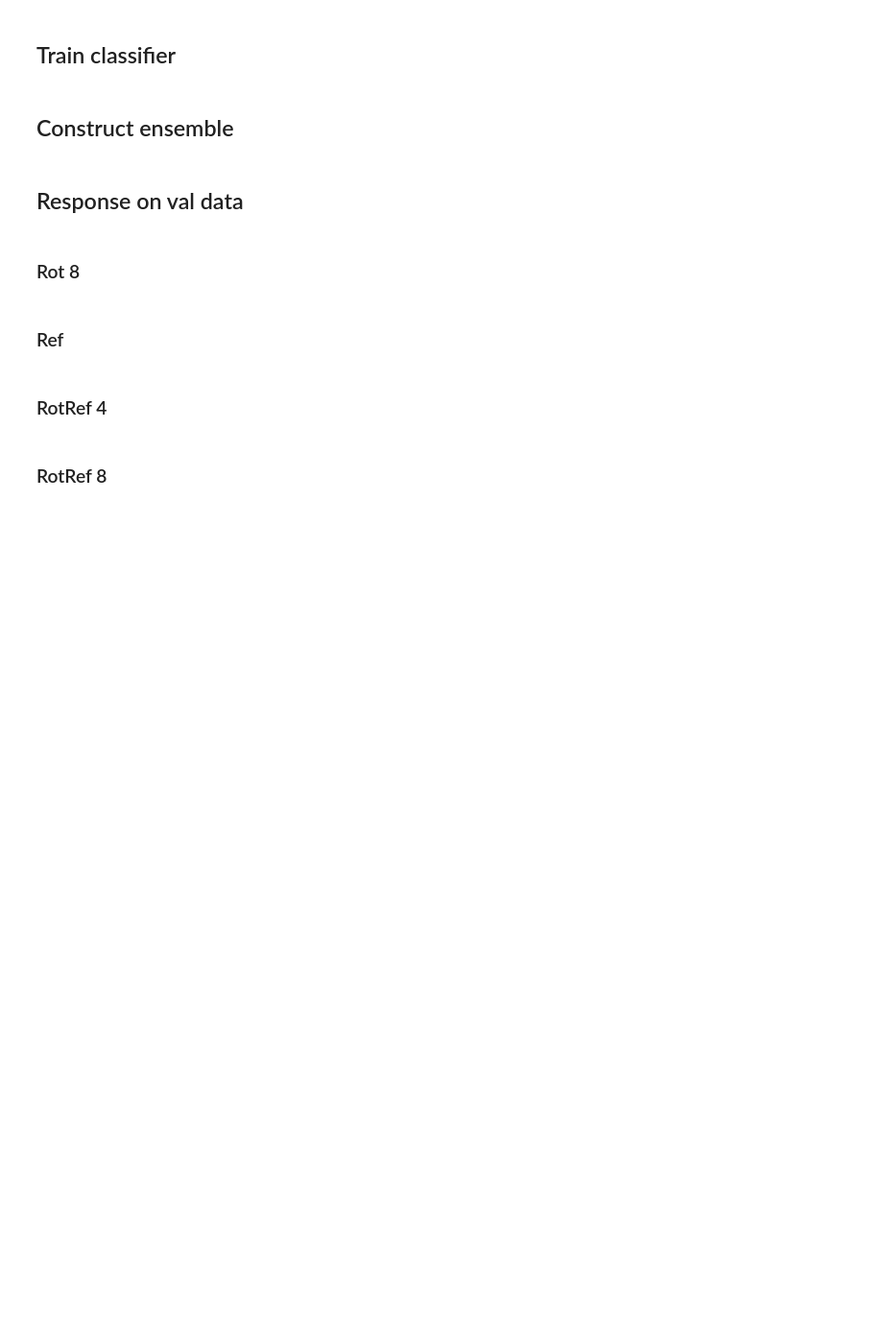
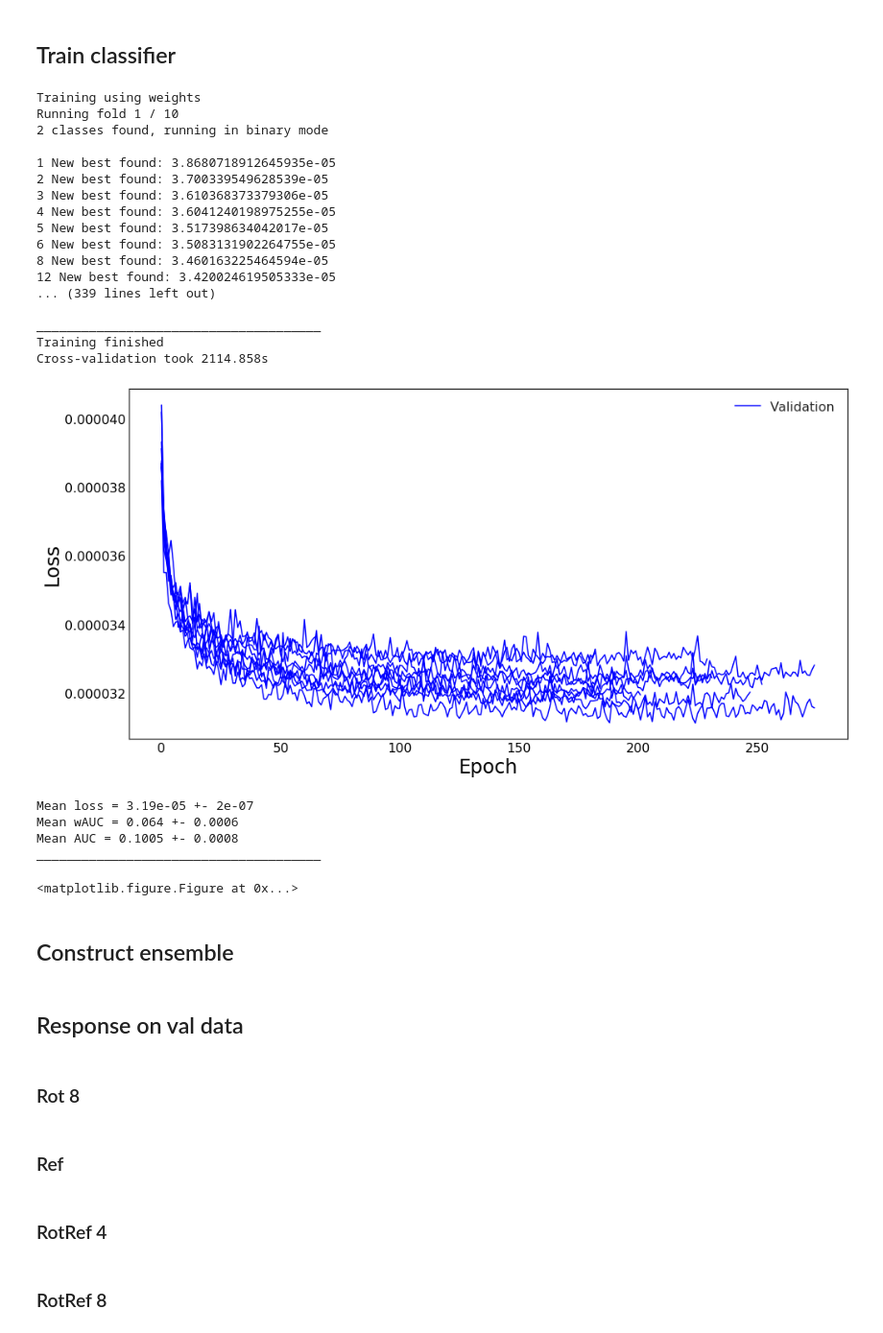
Before and after one commit to GilesStrong/Kaggle_HiggsML, a Jupyter notebook: Classifiers/SWARenewal_Test_baseline.ipynb, the cells around one changed output. Shown at 96% size. Cells and saved outputs as stored; diff of their text form; code cells hidden in the pictures; blank space fills up the shorter version.

```diff
--- a/Classifiers/SWARenewal_Test_baseline.ipynb
+++ b/Classifiers/SWARenewal_Test_baseline.ipynb
@@ -184,7 +204,8 @@ def _batchTrainClassifier(batchYielder, nSplits, modelGen, modelGenParams, train
                     else:
                         lossHistory['swa_val_loss'].append(loss)
                         lossHistory['val_loss'].append(loss)
-
+                else:
+                    lossHistory['val_loss'].append(loss)
 
                 if loss <= best or best < 0: #Save best
                     best = loss
@@ -399,9 +420,33 @@ class _SWA(Callback):
 # %% [markdown]
 ## Train classifier
 # %%
-results, histories = _batchTrainClassifier(trainData, nSplits, getModel, modelParams, trainParams, swaStart=1,
-                                          patience=50, swaRenewal=5, trainOnWeights=True,
+results, histories = _batchTrainClassifier(trainData, nSplits, getModel, modelParams, trainParams, swaStart=-1,
+                                          patience=50, swaRenewal=-1, trainOnWeights=True, cosAnnealMult=0, reduxDecay=False,
                                           maxEpochs=maxEpochs, verbose=1)
+# %% [output]
+Training using weights
+Running fold 1 / 10
+2 classes found, running in binary mode
+
+1 New best found: 3.8680718912645935e-05
+2 New best found: 3.700339549628539e-05
+3 New best found: 3.610368373379306e-05
+4 New best found: 3.6041240198975255e-05
+5 New best found: 3.517398634042017e-05
+6 New best found: 3.5083131902264755e-05
+8 New best found: 3.460163225464594e-05
+12 New best found: 3.420024619505333e-05
+... (339 lines left out)
+
+______________________________________
+Training finished
+Cross-validation took 2114.858s
+[figure, added]
+Mean loss = 3.19e-05 +- 2e-07
+Mean wAUC = 0.064 +- 0.0006
+Mean AUC = 0.1005 +- 0.0008
+______________________________________
+<matplotlib.figure.Figure at 0x...>
 # %% [markdown]
 ## Construct ensemble
 # %%
```
Also changed, not shown: parts of 7 cells of this notebook, 1 other file.
